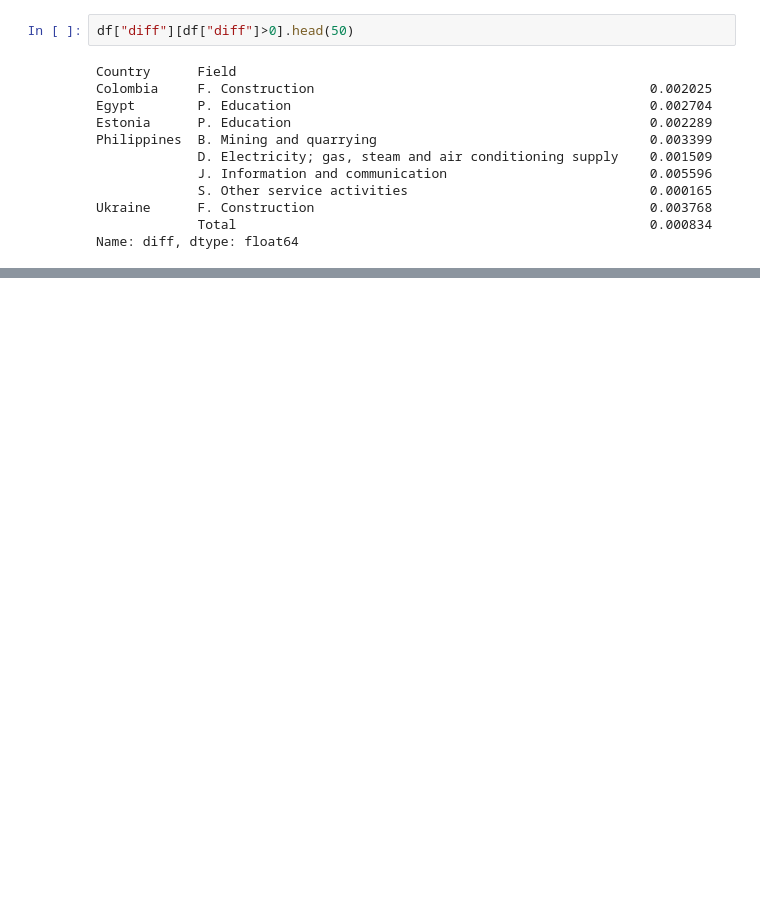
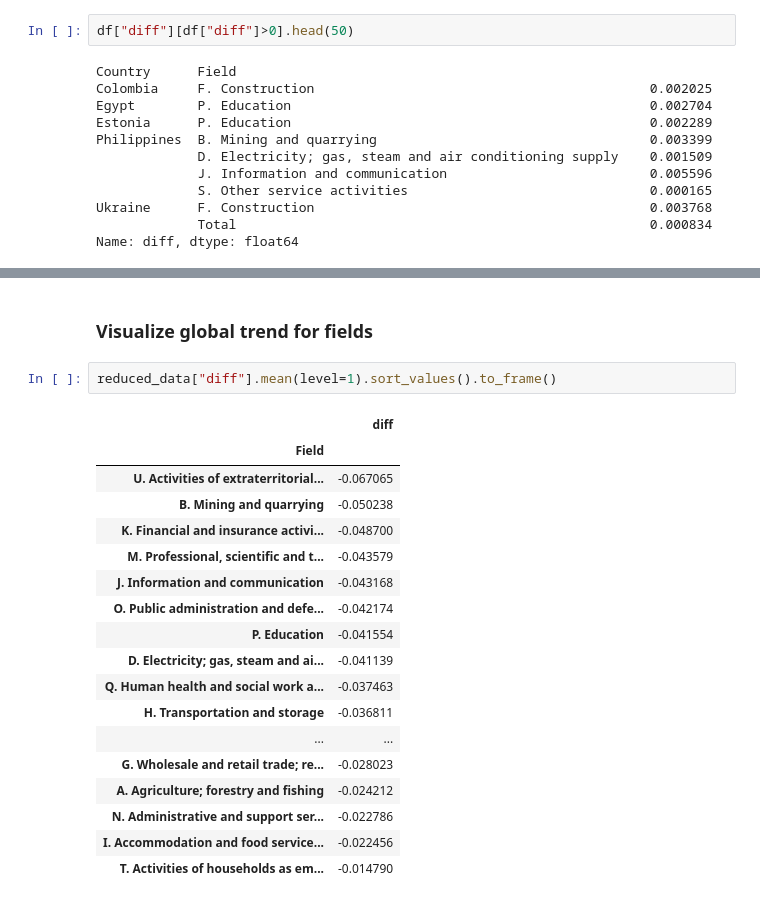
Before and after one commit to Vergenter/familyWealth, a Jupyter notebook: real_wealth_trend_calculation.ipynb, the cells around one changed output, grey strips where cells are left out. Drawn from its saved outputs; the diff is of its cells as text; blank space fills up the shorter version.

```diff
--- a/real_wealth_trend_calculation.ipynb
+++ b/real_wealth_trend_calculation.ipynb
@@ -91,0 +136,23 @@ plot = sns.heatmap(table,cmap="PiYG",annot=True,center=0)
+# %% [markdown]
+### Visualize global trend for fields
+# %%
+reduced_data["diff"].mean(level=1).sort_values().to_frame()
+# %% [output]
+|  | diff |
+| Field |  |
+| U. Activities of extraterritorial... | -0.067065 |
+| B. Mining and quarrying | -0.050238 |
+| K. Financial and insurance activi... | -0.048700 |
+| M. Professional, scientific and t... | -0.043579 |
+| J. Information and communication | -0.043168 |
+| O. Public administration and defe... | -0.042174 |
+| P. Education | -0.041554 |
+| D. Electricity; gas, steam and ai... | -0.041139 |
+| Q. Human health and social work a... | -0.037463 |
+| H. Transportation and storage | -0.036811 |
+| ... | ... |
+| G. Wholesale and retail trade; re... | -0.028023 |
+| A. Agriculture; forestry and fishing | -0.024212 |
+| N. Administrative and support ser... | -0.022786 |
+| I. Accommodation and food service... | -0.022456 |
+| T. Activities of households as em... | -0.014790 |
```
Also changed, not shown: parts of 9 cells of this notebook.
